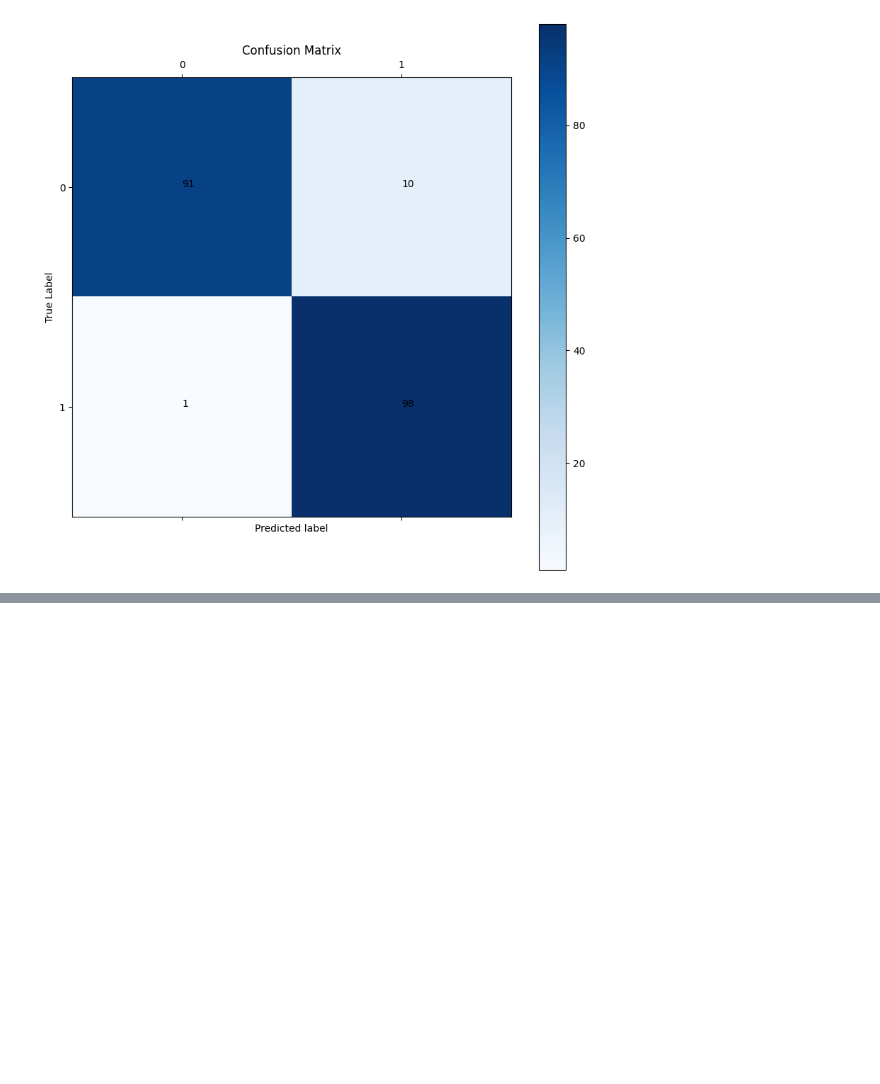
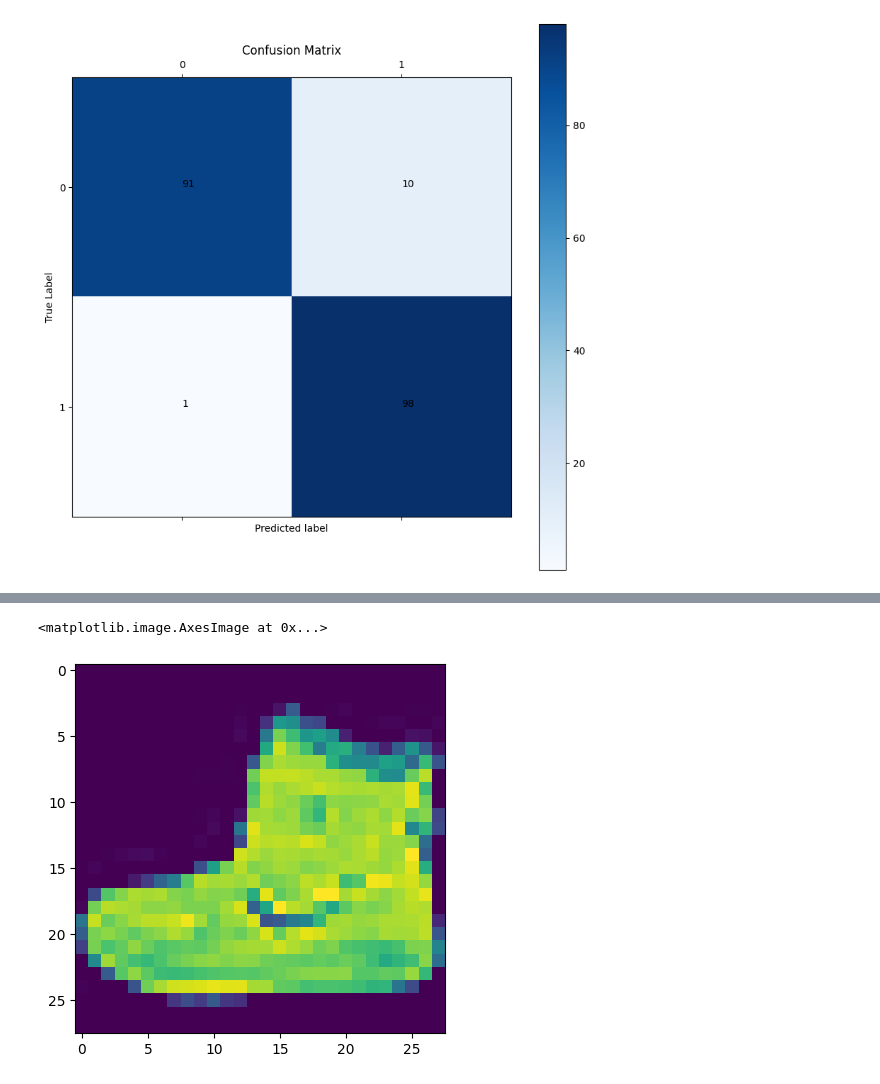
Before and after one commit to gunavc/TensorFlow, a Jupyter notebook: Neural-Network-Classification.ipynb, the cells around one changed output, grey strips where cells are left out. Saved outputs shown, nothing was run; the diff lists cells and outputs as text; code cells hidden in the pictures; blank space fills up the shorter version.

```diff
--- a/Neural-Network-Classification.ipynb
+++ b/Neural-Network-Classification.ipynb
@@ -732,0 +731,8 @@ for i,j in itertools.product(range(cm.shape[0]),range(cm.shape[1])):
+# %%
+##MULTICLASS CLASSIFICATION
+
+#Importing the dataset
+from tensorflow.keras.datasets import fashion_mnist #This has already been split into training and testing data
+(train_data, train_label), (test_data, test_label) = fashion_mnist.load_data()
+
+train_data.shape, test_data.shape, train_label.shape
@@ -732,0 +761,7 @@ for i,j in itertools.product(range(cm.shape[0]),range(cm.shape[1])):
+# %%
+#Displaying the first image
+import matplotlib.pyplot as plt
+plt.imshow(train_data[0])
+# %% [output]
+<matplotlib.image.AxesImage at 0x...>
+[figure, added]
```
Also changed, not shown: parts of 18 cells of this notebook.
